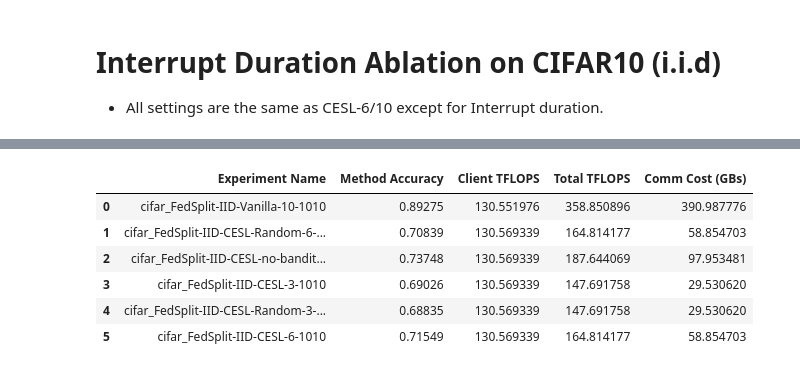
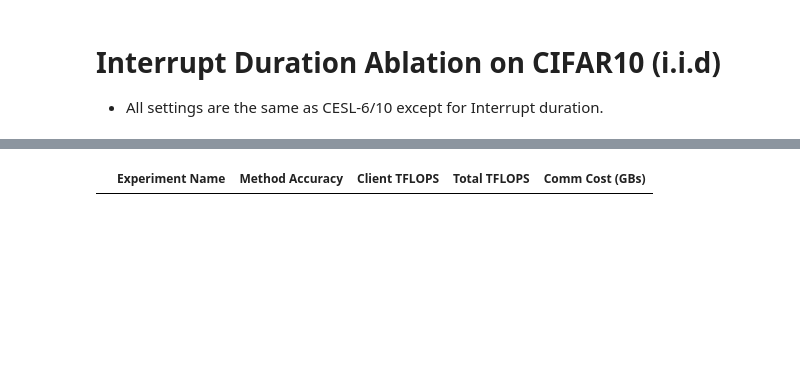
Before and after one commit to ayushchopra96/distributed-ml-research, a Jupyter notebook: split_nn_ucb/plots.ipynb, the cells around one changed output, grey strips where cells are left out. Saved outputs shown, nothing was run; the diff lists cells and outputs as text; code cells hidden in the pictures; blank space fills up the shorter version.

```diff
--- a/split_nn_ucb/plots.ipynb
+++ b/split_nn_ucb/plots.ipynb
@@ -140,16 +112,10 @@ table
 # %%
 fig.show()
 # %%
-df, table, fig = read_experiment_stats(r'FedSplit')
+df, table, fig = read_experiment_stats(r'SplitFed')
 table
 # %% [output]
 |  | Experiment Name | Method Accuracy | Client TFLOPS | Total TFLOPS | Comm Cost (GBs) |
-| 0 | cifar_FedSplit-IID-Vanilla-10-1010 | 0.89275 | 130.551976 | 358.850896 | 390.987776 |
-| 1 | cifar_FedSplit-IID-CESL-Random-6-... | 0.70839 | 130.569339 | 164.814177 | 58.854703 |
-| 2 | cifar_FedSplit-IID-CESL-no-bandit... | 0.73748 | 130.569339 | 187.644069 | 97.953481 |
-| 3 | cifar_FedSplit-IID-CESL-3-1010 | 0.69026 | 130.569339 | 147.691758 | 29.530620 |
-| 4 | cifar_FedSplit-IID-CESL-Random-3-... | 0.68835 | 130.569339 | 147.691758 | 29.530620 |
-| 5 | cifar_FedSplit-IID-CESL-6-1010 | 0.71549 | 130.569339 | 164.814177 | 58.854703 |
 # %%
 fig.show()
 # %%
```
Also changed, not shown: parts of 6 cells of this notebook, 45 other files.
